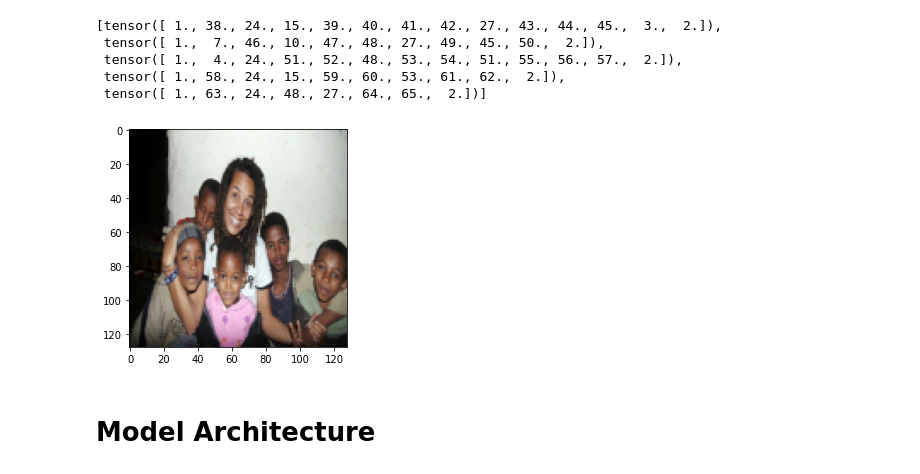
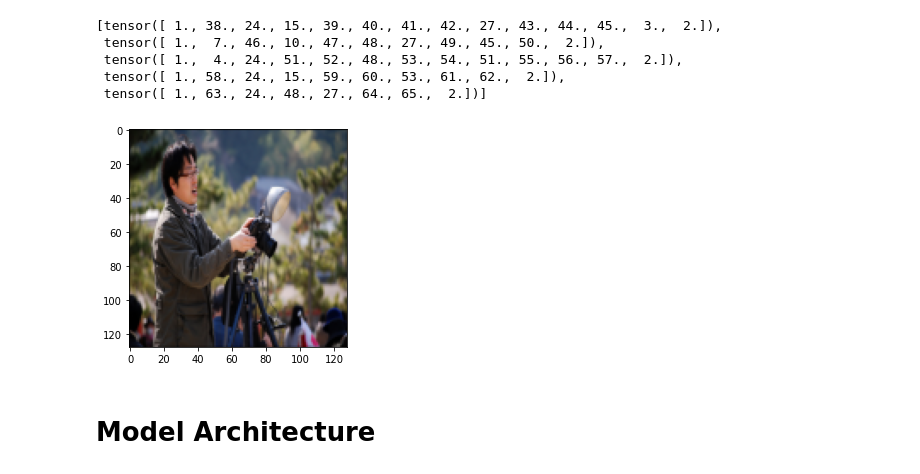
Before and after one commit to karan469/Machine-Learning-COL774, a Jupyter notebook: A4/try_1.ipynb, the cells around one changed output. Drawn from its saved outputs; the diff is of its cells as text; code cells hidden in the pictures.

```diff
--- a/A4/try_1.ipynb
+++ b/A4/try_1.ipynb
@@ -20,7 +20,7 @@ import pickle
 import argparse
 from collections import Counter
 # %%
-mypath = './train_images/train_images'
+mypath = '../../ml-a4-data/train_images/train_images'
 from os import listdir
 from os.path import isfile, join
 onlyfiles = [f for f in listdir(mypath) if isfile(join(mypath, f))]
@@ -79,6 +79,7 @@ def build_vocab(all_captions, threshold):
 # %% [markdown]
 # Captions Processing
 # %%
+from build_vocab import Vocabulary
 class CaptionsPreprocessing:
     """Preprocess the captions, generate vocabulary and convert words to tensor tokens
 
@@ -165,5 +166,5 @@ class CaptionsPreprocessing:
         return (res)
 
 # Set the captions tsv file path
-CAPTIONS_FILE_PATH = './train_captions.tsv'
+CAPTIONS_FILE_PATH = '../../ml-a4-data/train_captions.tsv'
 captions_preprocessing_obj = CaptionsPreprocessing(CAPTIONS_FILE_PATH)
@@ -283,7 +268,7 @@ IMAGE_RESIZE = (128, 128)
 # Sequentially compose the transforms
 img_transform = transforms.Compose([Rescale(IMAGE_RESIZE), ToTensor()])
 # %%
-IMAGE_DIR = './train_images/train_images'
+IMAGE_DIR = '../../ml-a4-data/train_images/train_images'
 # %%
 train_dataset = ImageCaptionsDataset(
     IMAGE_DIR, captions_dict=captions_preprocessing_obj.captions_dict, img_transform=img_transform,
@@ -303,11 +288,11 @@ import matplotlib.pyplot as plt
 import matplotlib.image as mpimg
 %matplotlib inline
 # %%
-im = (train_dataset.__getitem__(4321)['image'])
+im = (train_dataset.__getitem__(4721)['image'])
 im = im.transpose(1,2,0)
 img = plt.imshow(im)
 # %% [output]
-[figure, old version]
+[figure, new version]
 # %% [markdown]
 # Model Architecture
 # %% [markdown]
```
Also changed, not shown: parts of 6 cells of this notebook, 3 other files.
